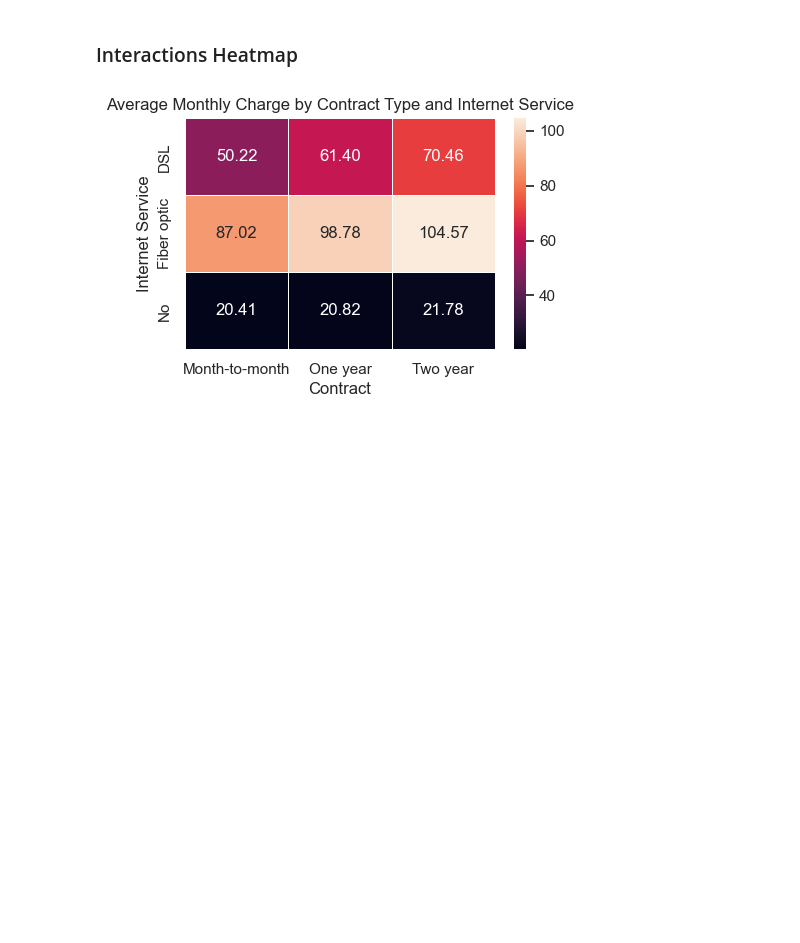
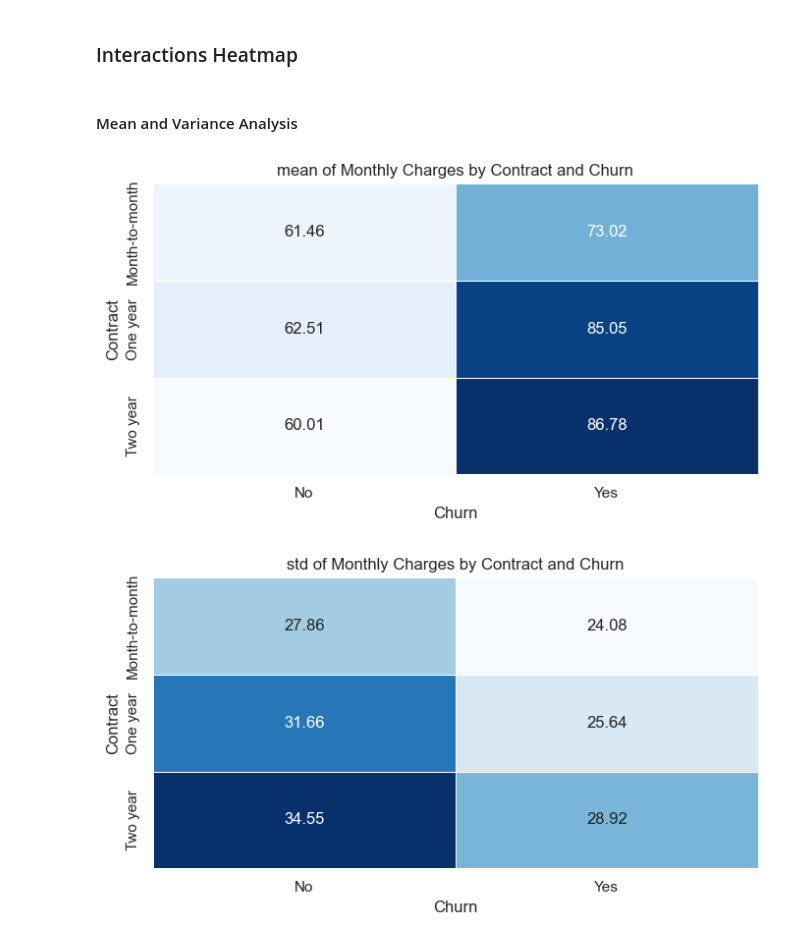
Before and after one commit to DerekSanchez/241117-Telco-Customer-Churn, a Jupyter notebook: notebooks/EDA.ipynb, the cells around one changed output. Cells and saved outputs as stored; diff of their text form; code cells hidden in the pictures; blank space fills up the shorter version.

Commit message:
Completed EDA with cleaner visualizations and feature analysis

```diff
--- a/notebooks/EDA.ipynb
+++ b/notebooks/EDA.ipynb
@@ -572,19 +600,34 @@ plt.show()
 # %% [markdown]
 ### Interactions Heatmap
+# %% [markdown]
+#### Mean and Variance Analysis
 # %%
-pivot_table = pd.pivot_table(
-    df,
-    values = 'MonthlyCharges',
-    index = 'InternetService',
-    columns = 'Contract',
-    aggfunc = 'mean'
-)
+# Churn vs Contract (Monthly Charges)
+aggregate = ['mean', 'std']
 
-plt.figure(figsize = (5, 3))
-sns.heatmap(pivot_table, annot = True, fmt = '.2f', linewidths = 0.5)
-plt.title('Average Monthly Charge by Contract Type and Internet Service')
-plt.xlabel('Contract')
-plt.ylabel('Internet Service')
-plt.show()
+for agg in aggregate:
+    pivot_table = pd.pivot_table(
+        df,
+        values = 'MonthlyCharges',
+        index = 'Contract',
+        columns = 'Churn',
+        aggfunc = agg
+    )
+
+    plt.figure(figsize = (7, 4))
+
+    sns.heatmap(
+        pivot_table,
+        annot = True,
+        fmt = '.2f',
+        linewidths = 0.5,
+        cmap = 'Blues',
+        cbar = False)
+
+    plt.title(f'{agg} of Monthly Charges by Contract and Churn')
+
+    plt.tight_layout()
+    plt.show()
 # %% [output]
-[figure, old version]
+[figure, new version]
+[figure, added]
```
Also changed, not shown: parts of 18 cells of this notebook.
